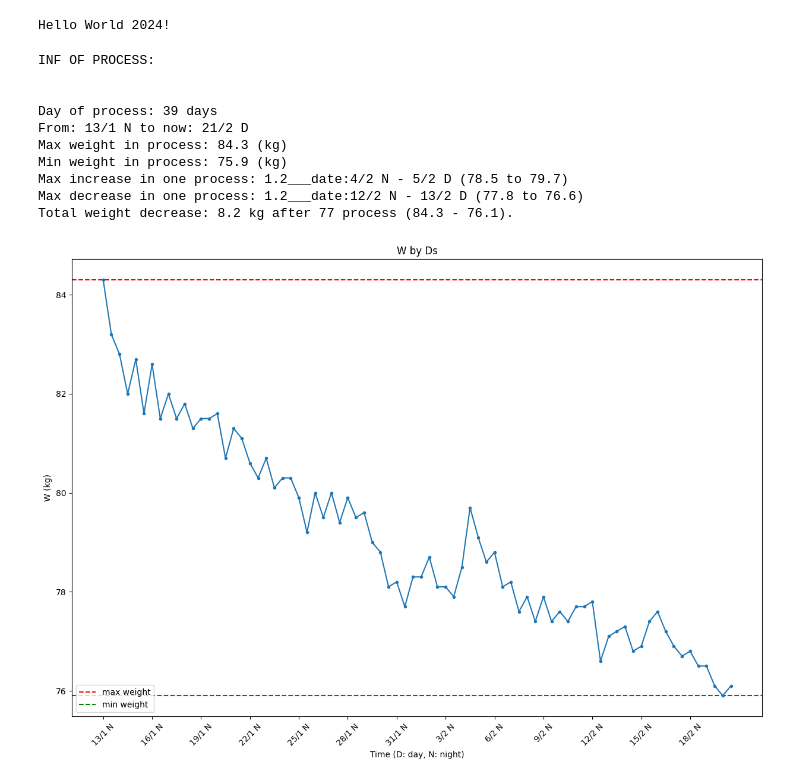
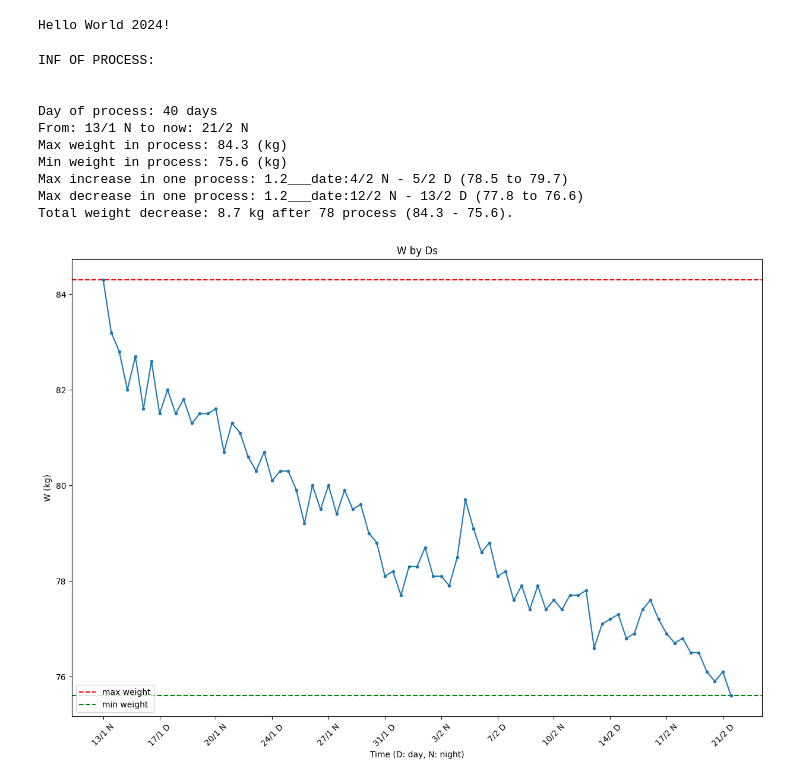
Before and after one commit to thanhbl-hust/2024_plning, a Jupyter notebook: train_12_1/weights.ipynb, the cells around one changed output. Cells and saved outputs as stored; diff of their text form; code cells hidden in the pictures.

Commit message:
add process

```diff
--- a/train_12_1/weights.ipynb
+++ b/train_12_1/weights.ipynb
@@ -40,7 +40,7 @@ w = [
     78.8,  78.1,   78.2,   77.6,   77.9,   77.4,   77.9,   77.4,
     77.6,  77.4,   77.7,   77.7,   77.8,   76.6,   77.1,   77.2,
     77.3,  76.8,   76.9,   77.4,   77.6,   77.2,   76.9,   76.7,
-    76.8,  76.5,   76.5,   76.1,   75.9,   76.1
+    76.8,  76.5,   76.5,   76.1,   75.9,   76.1,   75.6
 ]
 
 d = [
@@ -53,7 +53,7 @@ d = [
      '6/2 N',  '7/2 D',  '7/2 N',  '8/2 D',  '8/2 N',  '9/2 D',  '9/2 N', '10/2 D',
     '10/2 N', '11/2 D', '11/2 N', '12/2 D', '12/2 N', '13/2 D', '13/2 N', '14/2 D',
     '14/2 N', '15/2 D', '15/2 N', '16/2 D', '16/2 N', '17/2 D', '17/2 N', '18/2 D',
-    '18/2 N', '19/2 D', '19/2 N', '20/2 D', '20/2 N', '21/2 D'
+    '18/2 N', '19/2 D', '19/2 N', '20/2 D', '20/2 N', '21/2 D', '21/2 N'
 ]
 # %%
 def paint(w, d, set_time):
@@ -79,38 +79,38 @@ def paint(w, d, set_time):
     print("INF OF PROCESS:")
     print("\n")
     print(f'Day of process: {int((len(w) + len(w) % 2) / 2)} days')
     print(f'From: {d[0]} to now: {d[len(d) - 1]}')
     print(f'Max weight in process: {round(max(w), 2)} (kg)')
     print(f'Min weight in process: {round(min(w), 2)} (kg)')
     print(f'Max increase in one process: {round(maxIn, 1)}___date:{d[inr1]} - {d[inr2]} ({w[inr1]} to {w[inr2]})')
     print(f'Max decrease in one process: {round(maxDe, 2)}___date:{d[der1]} - {d[der2]} ({w[der1]} to {w[der2]})')
     print(f'Total weight decrease: {round(abs(w[len(w) - 1] - w[0]), 1)} kg after {len(w) - 1} process ({w[0]} - {w[len(w) - 1]}).')
 
     fig = plt.figure(figsize=(15, 10))
     plt.axhline(y = max_value, color = 'r', linestyle = '--', label = 'Max')
     plt.axhline(y = min_value, color = 'g', linestyle = '--', label = 'Min')
     plt.plot(d, w, marker = '.')
     plt.xlabel('Time (D: day, N: night)')
     plt.ylabel('W (kg)')
     plt.title('W by Ds')
     plt.xticks(x_ticks, x_labels, rotation = 45)
     plt.legend(['max weight', 'min weight'], loc='lower left')
     plt.show()
 
 
 check = len(w)
-paint(w[:check], d[:check], 12)
+paint(w[:check], d[:check], 11)
 # %% [output]
 INF OF PROCESS:
 
 
-Day of process: 39 days
-From: 13/1 N to now: 21/2 D
+Day of process: 40 days
+From: 13/1 N to now: 21/2 N
 Max weight in process: 84.3 (kg)
-Min weight in process: 75.9 (kg)
+Min weight in process: 75.6 (kg)
 Max increase in one process: 1.2___date:4/2 N - 5/2 D (78.5 to 79.7)
 Max decrease in one process: 1.2___date:12/2 N - 13/2 D (77.8 to 76.6)
-Total weight decrease: 8.2 kg after 77 process (84.3 - 76.1).
+Total weight decrease: 8.7 kg after 78 process (84.3 - 75.6).
-[figure, old version]
+[figure, new version]
 # %%
 #pip install imageio
```
Also changed, not shown: 1 other file.
